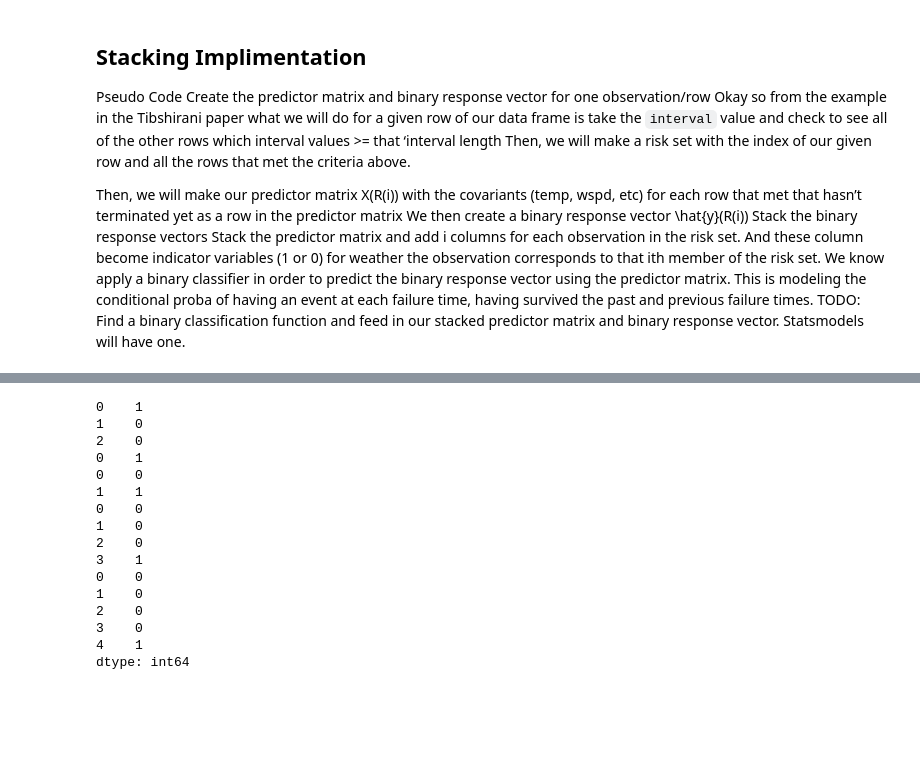
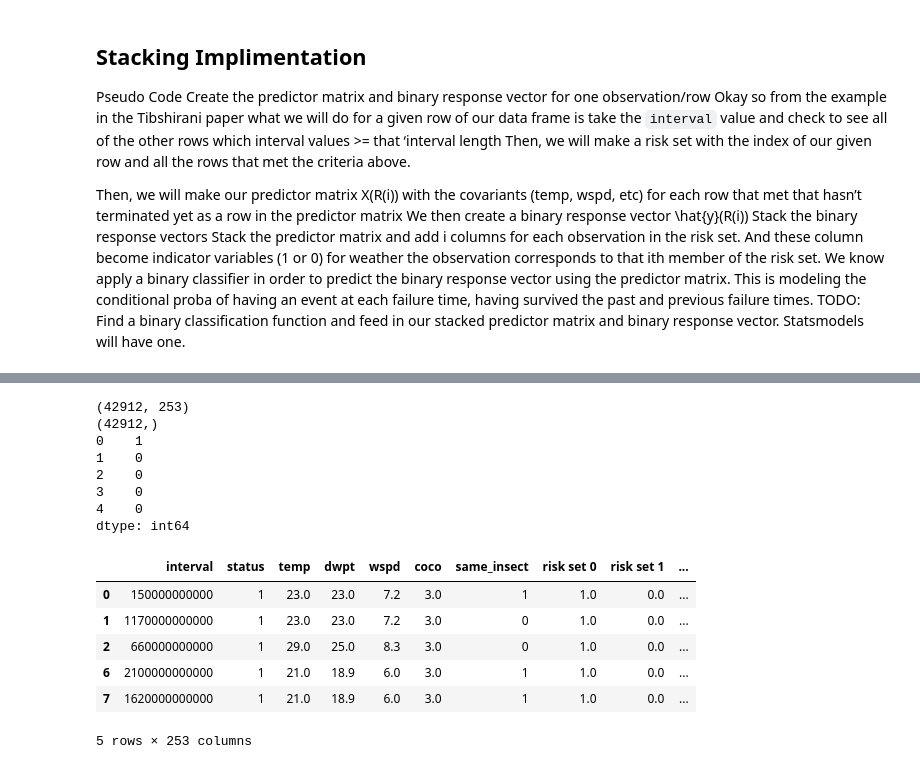
Before and after one commit to puckybreg/Native-Bee-Thesis, a Jupyter notebook: notebook_for_data_analysis.ipynb, the cells around one changed output, grey strips where cells are left out. Drawn from its saved outputs; the diff is of its cells as text; code cells hidden in the pictures; blank space fills up the shorter version.

```diff
--- a/notebook_for_data_analysis.ipynb
+++ b/notebook_for_data_analysis.ipynb
@@ -428,10 +568,7 @@ This is modeling the conditional proba of having an event at each failure time,
 TODO: Find a binary classification function and feed in our stacked predictor matrix and binary response vector.
 Statsmodels will have one.
 # %%
-#
-
 def stack_dataframe(df):
-
   predictor_matrix_dfs = []
   binary_response_vector_df = []
 
@@ -474,6 +611,10 @@ def stack_dataframe(df):
 
 cols_input = ['interval', 'status', 'temp', 'dwpt', 'wspd', 'coco', 'same_insect']
 df_input = interval_and_weather_merged[cols_input]
-print(df_input.head())
-stacked_predictor_df, stacked_binary_response_df = stack_dataframe(df_input.head())
+
+
+stacked_predictor_df, stacked_binary_response_df = stack_dataframe(df_input)
 stacked_predictor_df
+
+# Replace NaN values with zeros for indicator columns `risk set 1`
+stacked_predictor_df.fillna(0, inplace=True)
@@ -514,19 +621,22 @@ dtype: int64
-# %%
-stacked_binary_response_df
-# %% [output]
-0    1
-1    0
-2    0
-0    1
-0    0
-1    1
-0    0
-1    0
-2    0
-3    1
-0    0
-1    0
-2    0
-3    0
-4    1
-dtype: int64
+# %%
+stacked_binary_response_df
+print(stacked_predictor_df.shape)
+print(stacked_binary_response_df.shape)
+print(stacked_binary_response_df.head())
+stacked_predictor_df.head()
+# %% [output]
+(42912, 253)
+(42912,)
+0    1
+1    0
+2    0
+3    0
+4    0
+dtype: int64
+|  | interval | status | temp | dwpt | wspd | coco | same_insect | risk set 0 | risk set 1 | ... |
+| 0 | 150000000000 | 1 | 23.0 | 23.0 | 7.2 | 3.0 | 1 | 1.0 | 0.0 | ... |
+| 1 | 1170000000000 | 1 | 23.0 | 23.0 | 7.2 | 3.0 | 0 | 1.0 | 0.0 | ... |
+| 2 | 660000000000 | 1 | 29.0 | 25.0 | 8.3 | 3.0 | 0 | 1.0 | 0.0 | ... |
+| 6 | 2100000000000 | 1 | 21.0 | 18.9 | 6.0 | 3.0 | 1 | 1.0 | 0.0 | ... |
+| 7 | 1620000000000 | 1 | 21.0 | 18.9 | 6.0 | 3.0 | 1 | 1.0 | 0.0 | ... |
+5 rows × 253 columns
```
Also changed, not shown: parts of 17 cells of this notebook, 1 other file.
